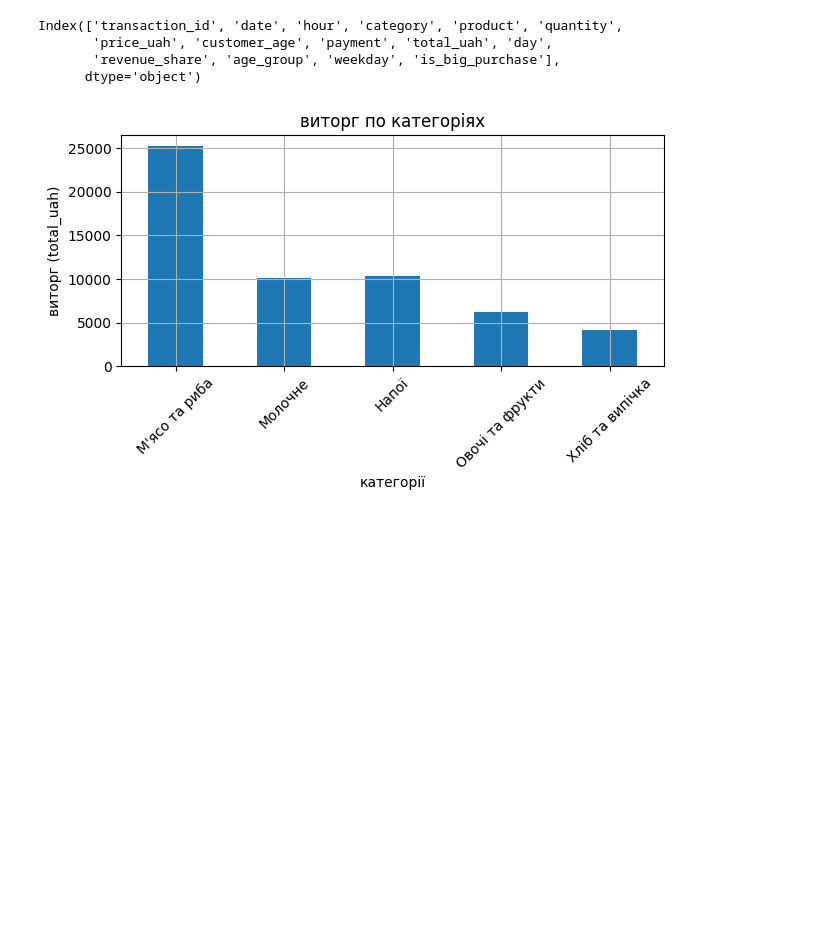
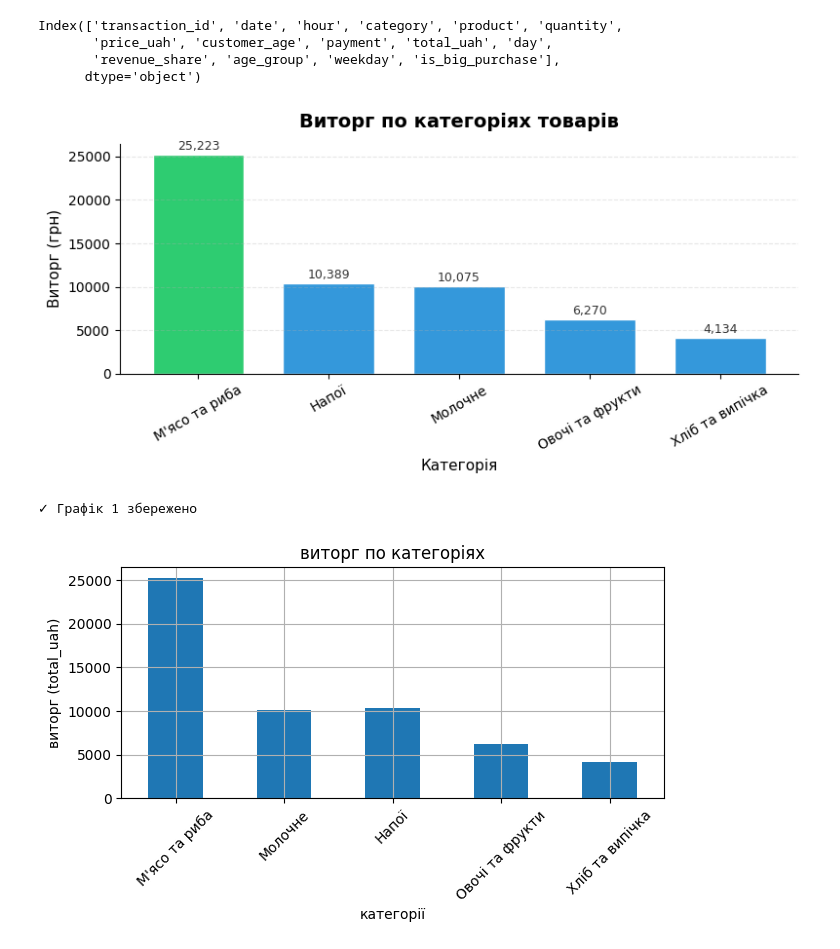
Before and after one commit to DymaStar/DTA_2026, a Jupyter notebook: project_store_sales_analysis /DS_pr_store_sales_analysis.ipynb, the cells around one changed output. Cells and saved outputs as stored; diff of their text form; code cells hidden in the pictures; blank space fills up the shorter version.

```diff
--- a/project_store_sales_analysis /DS_pr_store_sales_analysis.ipynb
+++ b/project_store_sales_analysis /DS_pr_store_sales_analysis.ipynb
@@ -642,6 +642,38 @@ Index(['transaction_id', 'date', 'hour', 'category', 'product', 'quantity',
        'price_uah', 'customer_age', 'payment', 'total_uah', 'day',
        'revenue_share', 'age_group', 'weekday', 'is_big_purchase'],
       dtype='object')
+# %%
+# ── 1. Стовпчаста діаграма — виторг по категоріях ────────────────────────────
+fig, ax = plt.subplots(figsize=(8, 4))
+
+rev_by_cat = df.groupby('category')['total_uah'].sum().sort_values(ascending=False)
+colors = ['#2ecc71' if i == 0 else '#3498db' for i in range(len(rev_by_cat))]
+
+rev_by_cat.plot(kind='bar', ax=ax, color=colors, edgecolor='white', width=0.7)
+
+ax.set_title('Виторг по категоріях товарів', fontsize=14, fontweight='bold', pad=12)
+ax.set_xlabel('Категорія', fontsize=11)
+ax.set_ylabel('Виторг (грн)', fontsize=11)
+ax.tick_params(axis='x', rotation=30)
+ax.grid(axis='y', alpha=0.3, linestyle='--')
+ax.spines[['top', 'right']].set_visible(False)
+
+# Підписи значень над кожним стовпцем
+for bar in ax.patches:
+    ax.text(
+        bar.get_x() + bar.get_width() / 2,
+        bar.get_height() + 200,
+        f'{bar.get_height():,.0f}',
+        ha='center', va='bottom', fontsize=9, color='#333'
+    )
+
+plt.tight_layout()
+plt.savefig('chart1_revenue_by_category.png', dpi=150)
+plt.show()
+print("✓ Графік 1 збережено")
+# %% [output]
+[figure, added]
+✓ Графік 1 збережено
 # %%
 
 
```
Also changed, not shown: parts of 18 cells of this notebook.
